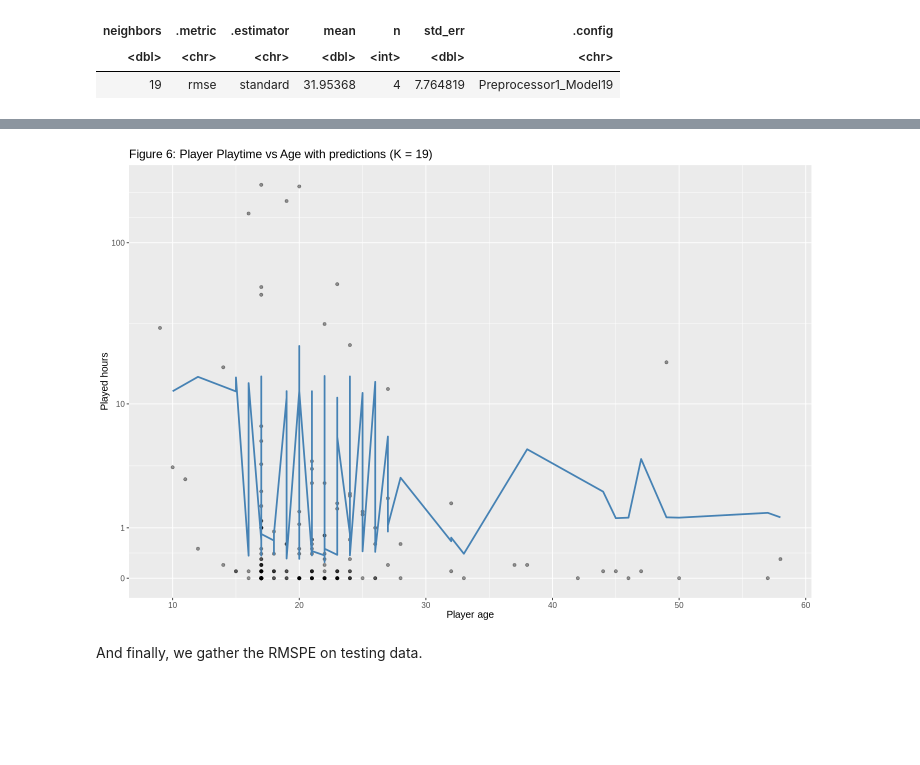
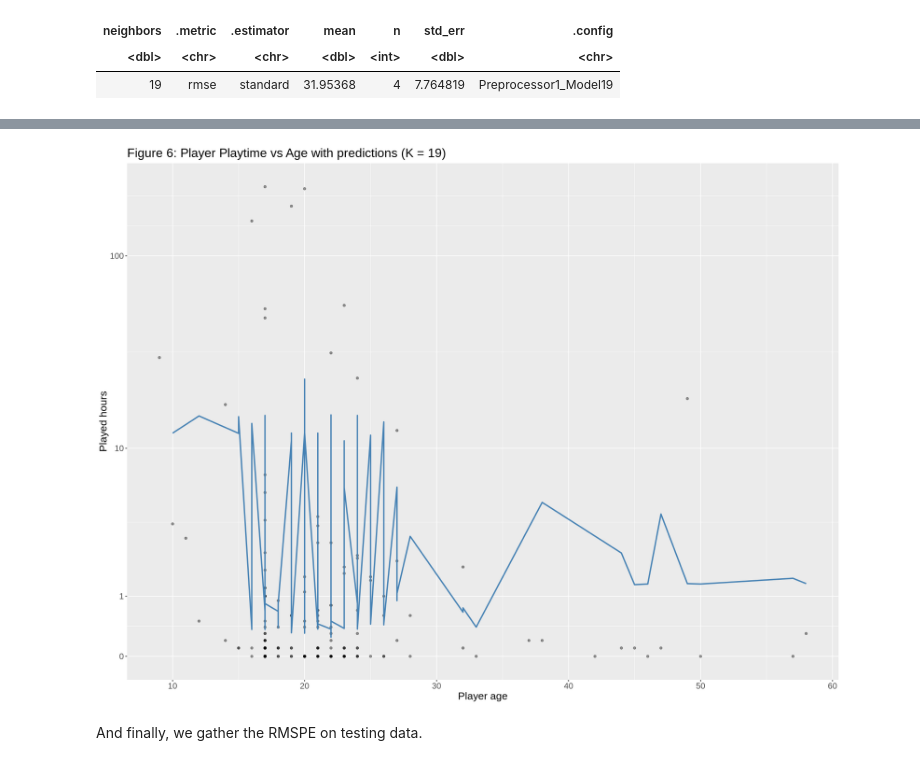
Before and after one commit to nesteagle/DSCI100-Project, a Jupyter notebook: report/report.ipynb, the cells around one changed output, grey strips where cells are left out. Drawn from its saved outputs; the diff is of its cells as text; code cells hidden in the pictures; blank space fills up the shorter version.

```diff
--- a/report/report.ipynb
+++ b/report/report.ipynb
@@ -264,35 +269,35 @@ set.seed(2026)
 # model with k=19
 players_best_spec <- nearest_neighbor(weight_func = "rectangular", neighbors = 19) |>
     set_engine("kknn") |>
     set_mode("regression")
 
 # workflow with our k=19 model
 players_best_fit <- workflow() |>
     add_recipe(players_recipe) |>
     add_model(players_best_spec) |>
     fit(players_train)
 
 # example predictions for our line layer on scatterplot
 players_preds <- players_best_fit |>
     predict(players_train) |>
     bind_cols(players_train) |>
     mutate(.pred = .pred+1)
 
 # our visualization
 plot_final <- ggplot(players_shifted, aes(x = age, y = played_hours)) +
     geom_point(alpha = 0.4) +
     geom_line(data = players_preds,
             mapping = aes(x = age, y = .pred),
             color = "steelblue",
             linewidth = 1) +
     xlab("Player age") +
     ylab("Played hours") +
     scale_y_log10(breaks=c(1,2,11,101), labels=c("0","1","10","100"))+
     ggtitle("Figure 6: Player Playtime vs Age with predictions (K = 19)") +
-    theme(text = element_text(size = 12))
+    theme(text = element_text(size = 16))
 plot_final
 # %% [output]
-[figure, old version]
+[figure, new version]
 # %% [markdown]
 And finally, we gather the RMSPE on testing data.
 # %%
```
Also changed, not shown: parts of 9 cells of this notebook.
